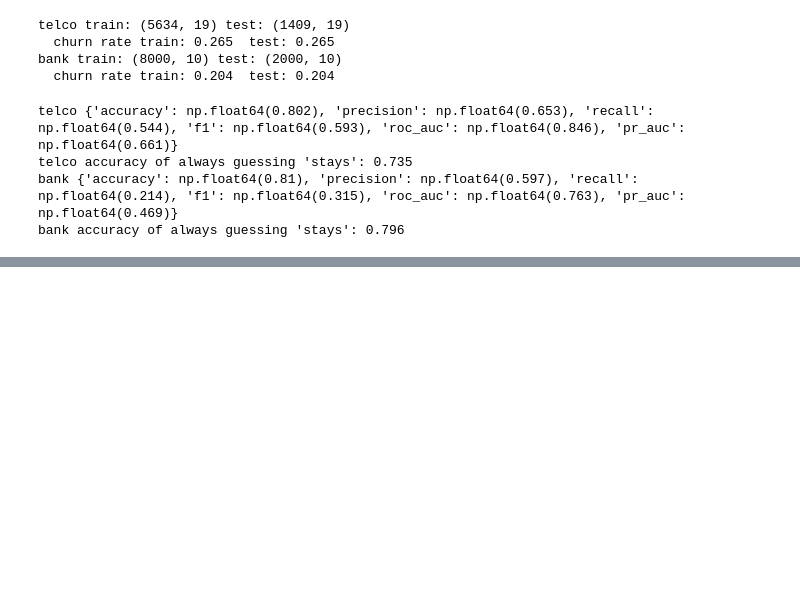
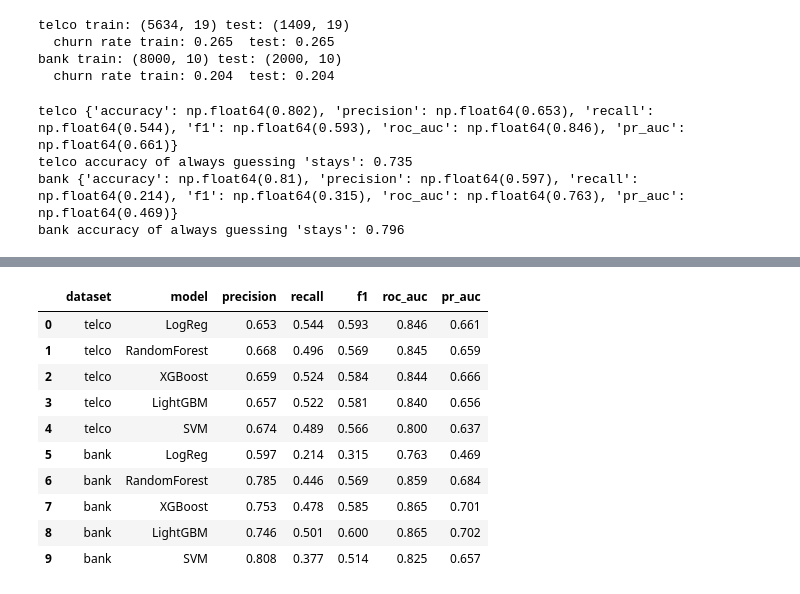
Before and after one commit to sakethasakhamuri/churn-project, a Jupyter notebook: notebooks/03_modelling.ipynb, the cells around one changed output, grey strips where cells are left out. Cells and saved outputs as stored; diff of their text form; code cells hidden in the pictures; blank space fills up the shorter version.

```diff
--- a/notebooks/03_modelling.ipynb
+++ b/notebooks/03_modelling.ipynb
@@ -57,0 +83,31 @@ pd.DataFrame(results).to_csv("../results/model_comparison_baseline.csv", index=F
+# %%
+import pandas as pd
+from src.data import load_dataset, split_data
+from src.models import make_logreg, make_rf, make_xgb, make_lgbm, make_svm
+from src.evaluate import cv_report
+
+makers = [("LogReg", make_logreg), ("RandomForest", make_rf), ("XGBoost", make_xgb),
+          ("LightGBM", make_lgbm), ("SVM", make_svm)]
+
+results = []
+for name in ["telco", "bank"]:
+    X_train, X_test, y_train, y_test = split_data(load_dataset(name))
+    for model_name, maker in makers:
+        results.append({"dataset": name, "model": model_name,
+                        **cv_report(maker(X_train), X_train, y_train)})
+
+all_models = pd.DataFrame(results)
+all_models.to_csv("../results/model_comparison_all.csv", index=False)
+all_models
+# %% [output]
+|  | dataset | model | precision | recall | f1 | roc_auc | pr_auc |
+| 0 | telco | LogReg | 0.653 | 0.544 | 0.593 | 0.846 | 0.661 |
+| 1 | telco | RandomForest | 0.668 | 0.496 | 0.569 | 0.845 | 0.659 |
+| 2 | telco | XGBoost | 0.659 | 0.524 | 0.584 | 0.844 | 0.666 |
+| 3 | telco | LightGBM | 0.657 | 0.522 | 0.581 | 0.840 | 0.656 |
+| 4 | telco | SVM | 0.674 | 0.489 | 0.566 | 0.800 | 0.637 |
+| 5 | bank | LogReg | 0.597 | 0.214 | 0.315 | 0.763 | 0.469 |
+| 6 | bank | RandomForest | 0.785 | 0.446 | 0.569 | 0.859 | 0.684 |
+| 7 | bank | XGBoost | 0.753 | 0.478 | 0.585 | 0.865 | 0.701 |
+| 8 | bank | LightGBM | 0.746 | 0.501 | 0.600 | 0.865 | 0.702 |
+| 9 | bank | SVM | 0.808 | 0.377 | 0.514 | 0.825 | 0.657 |
```
Also changed, not shown: parts of 5 cells of this notebook, 11 other files.
